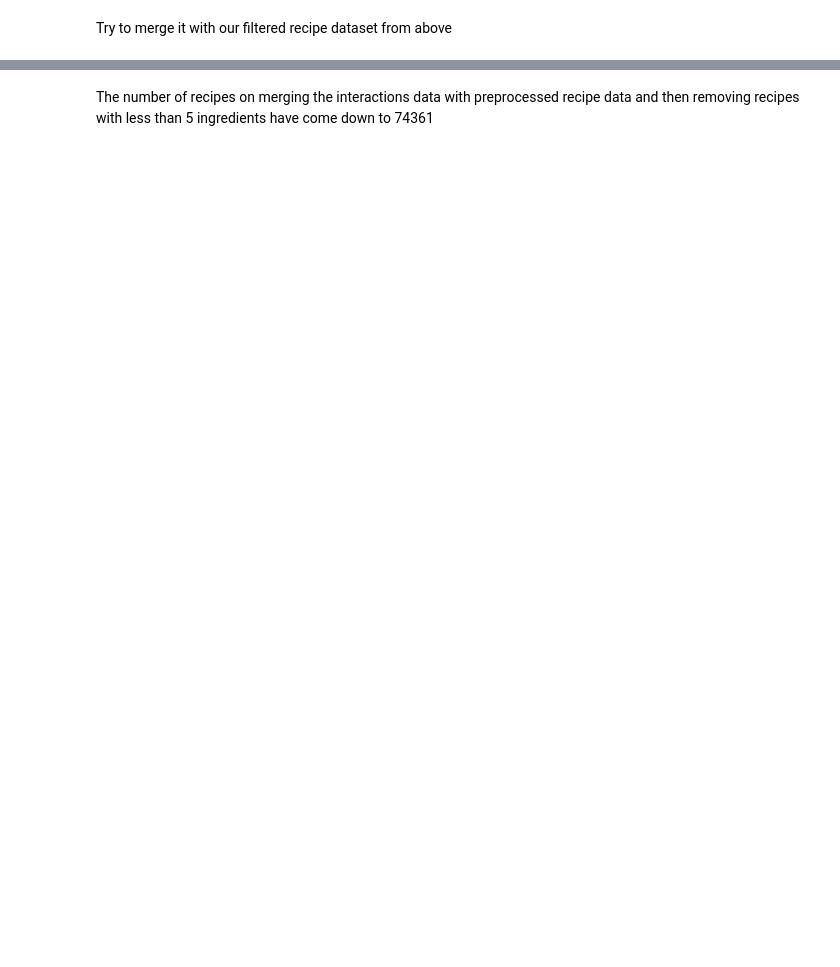
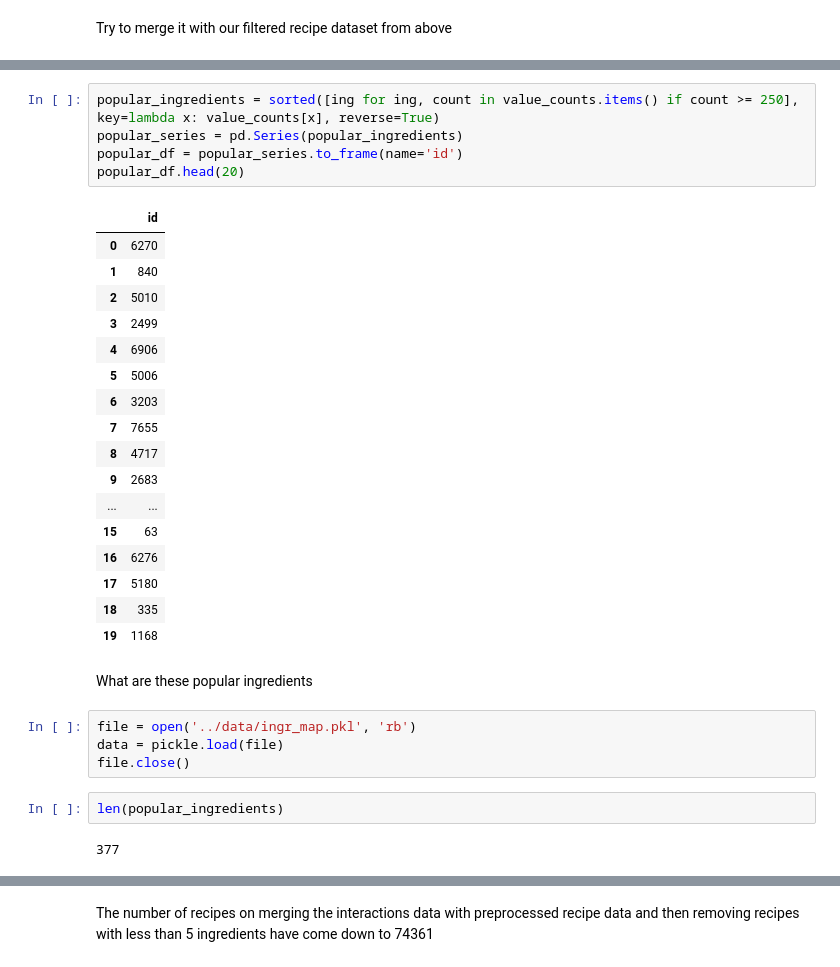
Before and after one commit to iamvinitk/food-finder, a Jupyter notebook: models/Content Based Recommendations.ipynb, the cells around one changed output, grey strips where cells are left out. Drawn from its saved outputs; the diff is of its cells as text; blank space fills up the shorter version.

```diff
--- a/models/Content Based Recommendations.ipynb
+++ b/models/Content Based Recommendations.ipynb
@@ -437,0 +450,33 @@ recipe_data.shape
+# %%
+popular_ingredients = sorted([ing for ing, count in value_counts.items() if count >= 250], key=lambda x: value_counts[x], reverse=True)
+popular_series = pd.Series(popular_ingredients)
+popular_df = popular_series.to_frame(name='id')
+popular_df.head(20)
+# %% [output]
+|  | id |
+| 0 | 6270 |
+| 1 | 840 |
+| 2 | 5010 |
+| 3 | 2499 |
+| 4 | 6906 |
+| 5 | 5006 |
+| 6 | 3203 |
+| 7 | 7655 |
+| 8 | 4717 |
+| 9 | 2683 |
+| ... | ... |
+| 15 | 63 |
+| 16 | 6276 |
+| 17 | 5180 |
+| 18 | 335 |
+| 19 | 1168 |
+# %% [markdown]
+What are these popular ingredients
+# %%
+file = open('../data/ingr_map.pkl', 'rb')
+data = pickle.load(file)
+file.close()
+# %%
+len(popular_ingredients)
+# %% [output]
+377
```
Also changed, not shown: parts of 73 cells of this notebook.
